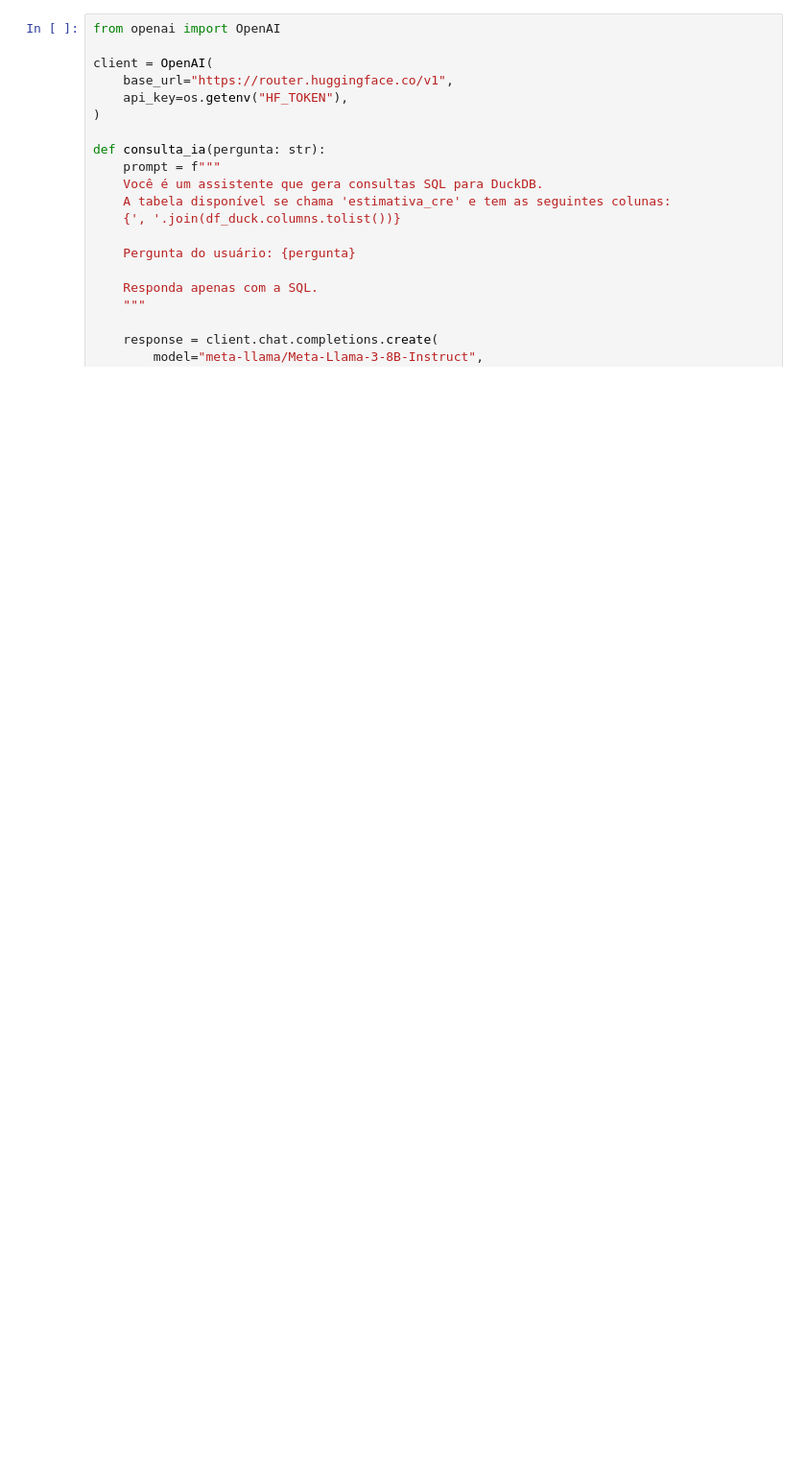
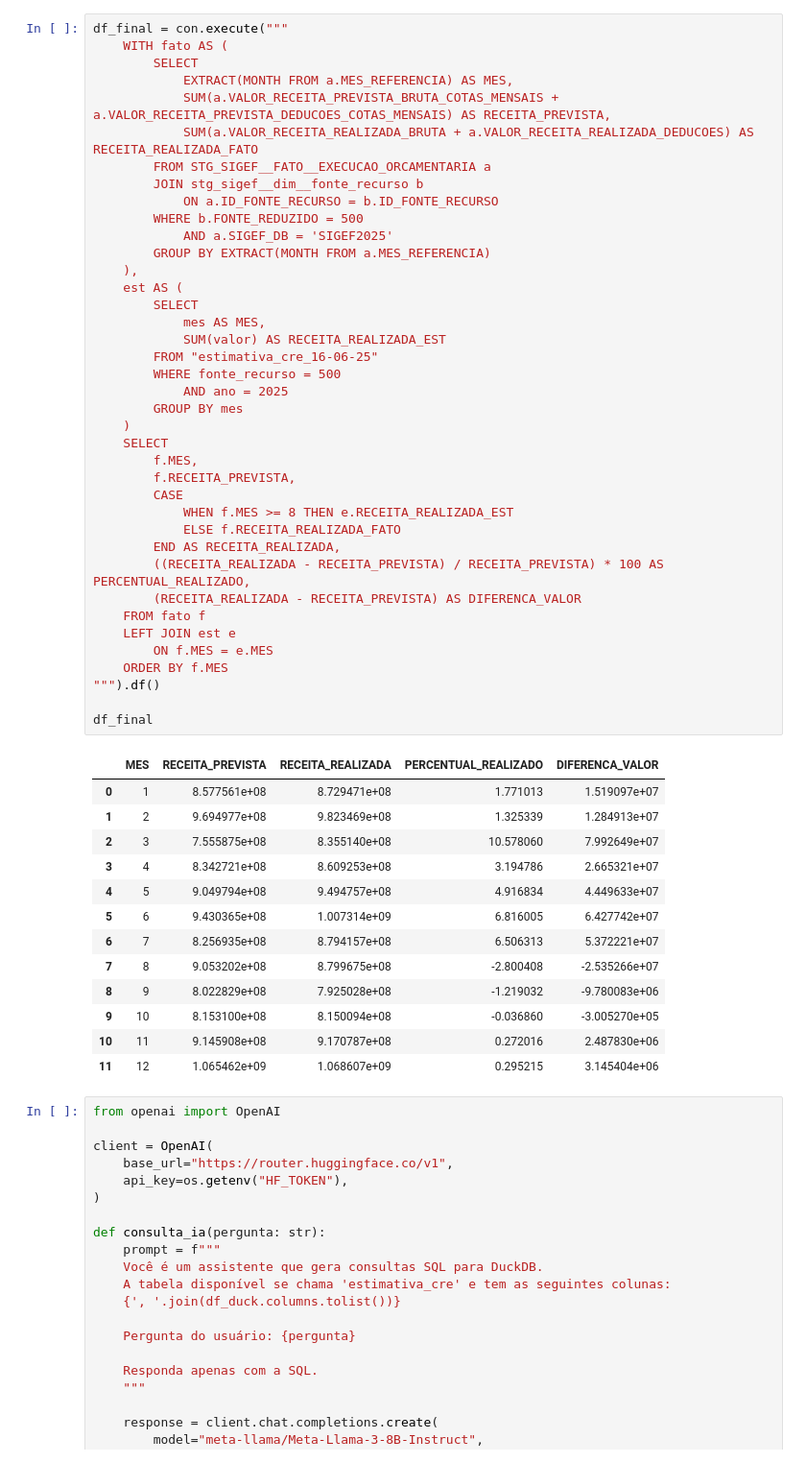
Before and after one commit to PedroJRod/sefin_geop, a Jupyter notebook: estimativa_cre/estimativa_cre.ipynb, the cells around one changed output. Shown at 96% size. Cells and saved outputs as stored; diff of their text form; blank space fills up the shorter version.

```diff
--- a/estimativa_cre/estimativa_cre.ipynb
+++ b/estimativa_cre/estimativa_cre.ipynb
@@ -25,3 +160,56 @@ df_duck.sample(2)
+# %%
+df_final = con.execute("""
+    WITH fato AS (
+        SELECT
+            EXTRACT(MONTH FROM a.MES_REFERENCIA) AS MES,
+            SUM(a.VALOR_RECEITA_PREVISTA_BRUTA_COTAS_MENSAIS + a.VALOR_RECEITA_PREVISTA_DEDUCOES_COTAS_MENSAIS) AS RECEITA_PREVISTA,
+            SUM(a.VALOR_RECEITA_REALIZADA_BRUTA + a.VALOR_RECEITA_REALIZADA_DEDUCOES) AS RECEITA_REALIZADA_FATO
+        FROM STG_SIGEF__FATO__EXECUCAO_ORCAMENTARIA a
+        JOIN stg_sigef__dim__fonte_recurso b
+            ON a.ID_FONTE_RECURSO = b.ID_FONTE_RECURSO
+        WHERE b.FONTE_REDUZIDO = 500
+            AND a.SIGEF_DB = 'SIGEF2025'
+        GROUP BY EXTRACT(MONTH FROM a.MES_REFERENCIA)
+    ),
+    est AS (
+        SELECT
+            mes AS MES,
+            SUM(valor) AS RECEITA_REALIZADA_EST
+        FROM "estimativa_cre_16-06-25"
+        WHERE fonte_recurso = 500
+            AND ano = 2025
+        GROUP BY mes
+    )
+    SELECT
+        f.MES,
+        f.RECEITA_PREVISTA,
+        CASE
+            WHEN f.MES >= 8 THEN e.RECEITA_REALIZADA_EST
+            ELSE f.RECEITA_REALIZADA_FATO
+        END AS RECEITA_REALIZADA,
+        ((RECEITA_REALIZADA - RECEITA_PREVISTA) / RECEITA_PREVISTA) * 100 AS PERCENTUAL_REALIZADO,
+        (RECEITA_REALIZADA - RECEITA_PREVISTA) AS DIFERENCA_VALOR
+    FROM fato f
+    LEFT JOIN est e
+        ON f.MES = e.MES
+    ORDER BY f.MES
+""").df()
+
+df_final
+# %% [output]
+|  | MES | RECEITA_PREVISTA | RECEITA_REALIZADA | PERCENTUAL_REALIZADO | DIFERENCA_VALOR |
+| 0 | 1 | 8.577561e+08 | 8.729471e+08 | 1.771013 | 1.519097e+07 |
+| 1 | 2 | 9.694977e+08 | 9.823469e+08 | 1.325339 | 1.284913e+07 |
+| 2 | 3 | 7.555875e+08 | 8.355140e+08 | 10.578060 | 7.992649e+07 |
+| 3 | 4 | 8.342721e+08 | 8.609253e+08 | 3.194786 | 2.665321e+07 |
+| 4 | 5 | 9.049794e+08 | 9.494757e+08 | 4.916834 | 4.449633e+07 |
+| 5 | 6 | 9.430365e+08 | 1.007314e+09 | 6.816005 | 6.427742e+07 |
+| 6 | 7 | 8.256935e+08 | 8.794157e+08 | 6.506313 | 5.372221e+07 |
+| 7 | 8 | 9.053202e+08 | 8.799675e+08 | -2.800408 | -2.535266e+07 |
+| 8 | 9 | 8.022829e+08 | 7.925028e+08 | -1.219032 | -9.780083e+06 |
+| 9 | 10 | 8.153100e+08 | 8.150094e+08 | -0.036860 | -3.005270e+05 |
+| 10 | 11 | 9.145908e+08 | 9.170787e+08 | 0.272016 | 2.487830e+06 |
+| 11 | 12 | 1.065462e+09 | 1.068607e+09 | 0.295215 | 3.145404e+06 |
 # %%
 from openai import OpenAI
 
```
Also changed, not shown: parts of 12 cells of this notebook, 14 other files.
